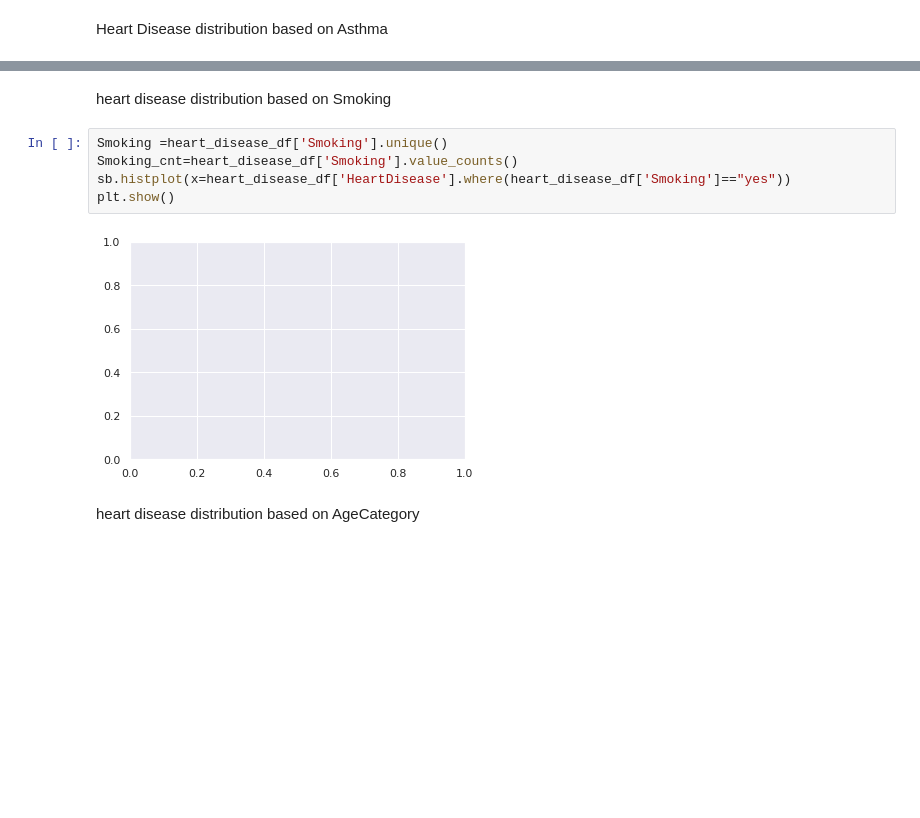
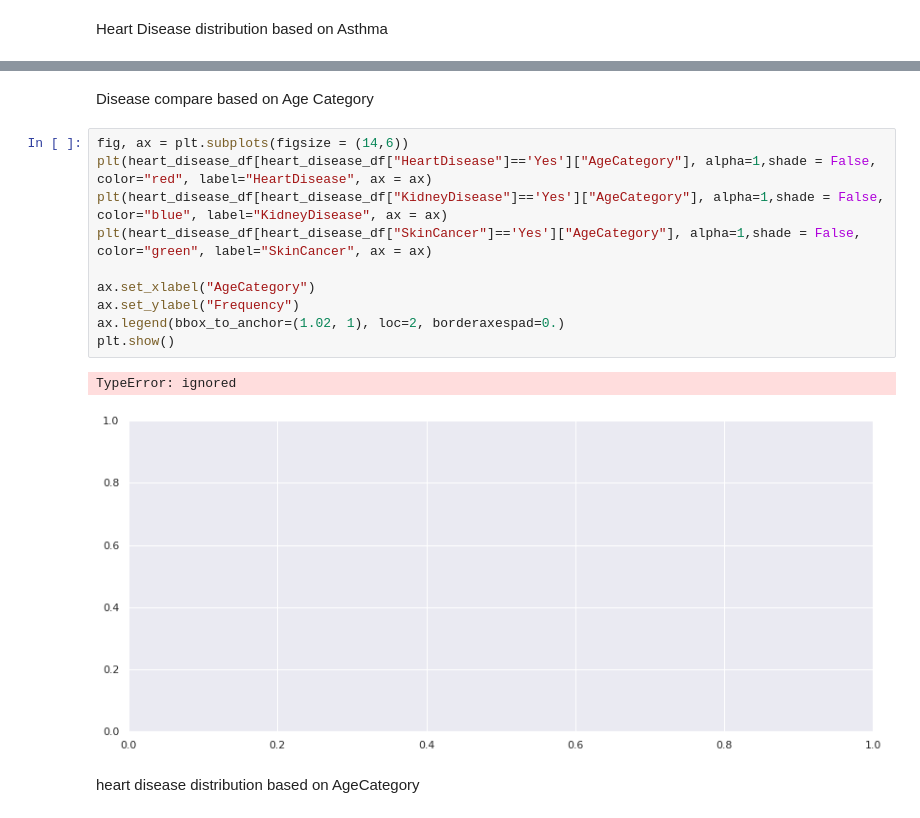
Before and after one commit to MaliheDahmardeh/project, a Jupyter notebook: Copy_of_Untitled0.ipynb, the cells around one changed output, grey strips where cells are left out. Saved outputs shown, nothing was run; the diff lists cells and outputs as text; blank space fills up the shorter version.

```diff
--- a/Copy_of_Untitled0.ipynb
+++ b/Copy_of_Untitled0.ipynb
@@ -279,12 +300,18 @@ plt.show()
-# %% [markdown]
-heart disease distribution based on Smoking
-# %%
-Smoking =heart_disease_df['Smoking'].unique()
-Smoking_cnt=heart_disease_df['Smoking'].value_counts()
-sb.histplot(x=heart_disease_df['HeartDisease'].where(heart_disease_df['Smoking']=="yes"))
-plt.show()
-# %% [output]
-[figure, removed]
+# %% [markdown]
+Disease compare based on Age Category
+# %%
+fig, ax = plt.subplots(figsize = (14,6))
+plt(heart_disease_df[heart_disease_df["HeartDisease"]=='Yes']["AgeCategory"], alpha=1,shade = False, color="red", label="HeartDisease", ax = ax)
+plt(heart_disease_df[heart_disease_df["KidneyDisease"]=='Yes']["AgeCategory"], alpha=1,shade = False, color="blue", label="KidneyDisease", ax = ax)
+plt(heart_disease_df[heart_disease_df["SkinCancer"]=='Yes']["AgeCategory"], alpha=1,shade = False, color="green", label="SkinCancer", ax = ax)
+
+ax.set_xlabel("AgeCategory")
+ax.set_ylabel("Frequency")
+ax.legend(bbox_to_anchor=(1.02, 1), loc=2, borderaxespad=0.)
+plt.show()
+# %% [output]
+TypeError: ignored
+[figure, added]
 # %% [markdown]
 heart disease distribution based on AgeCategory
 # %%
```
Also changed, not shown: parts of 27 cells of this notebook.
